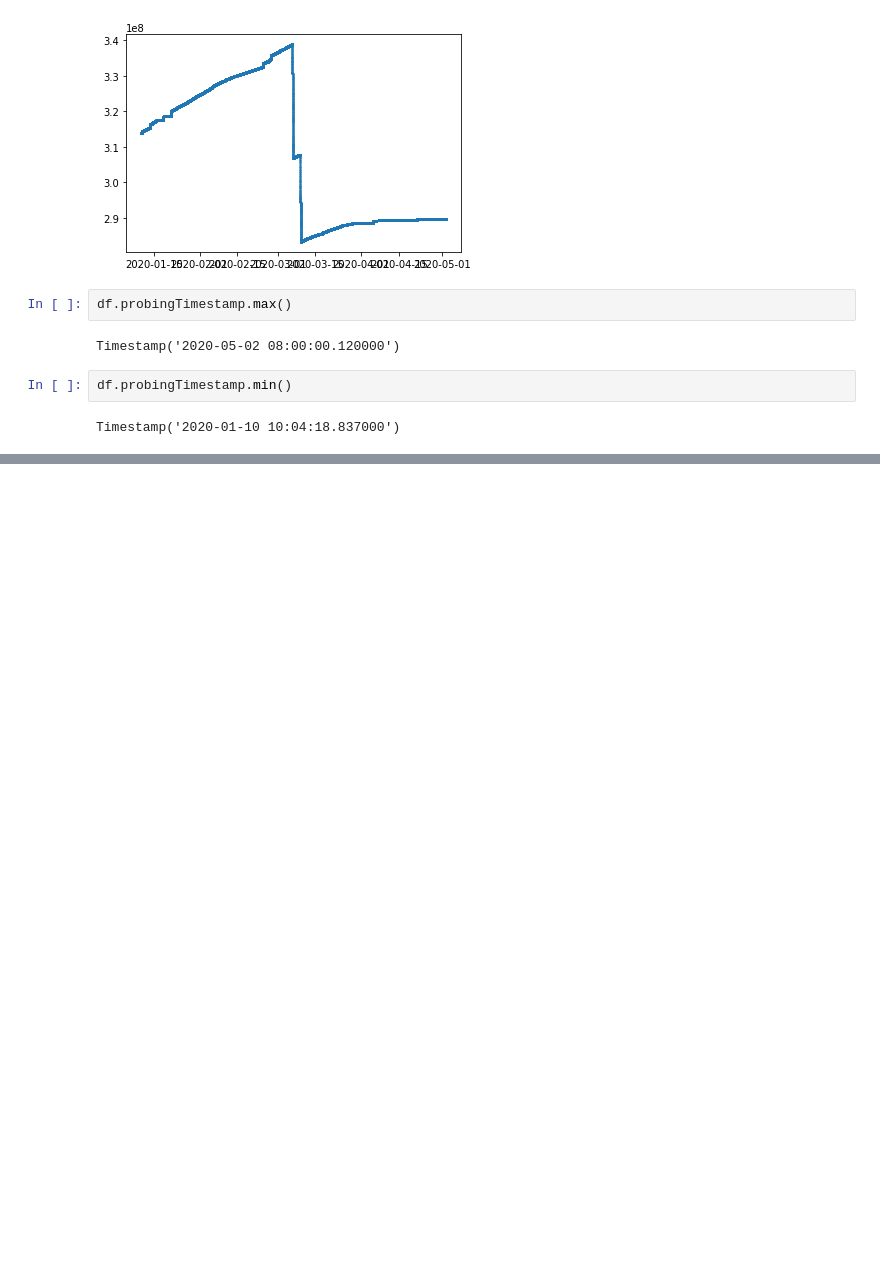
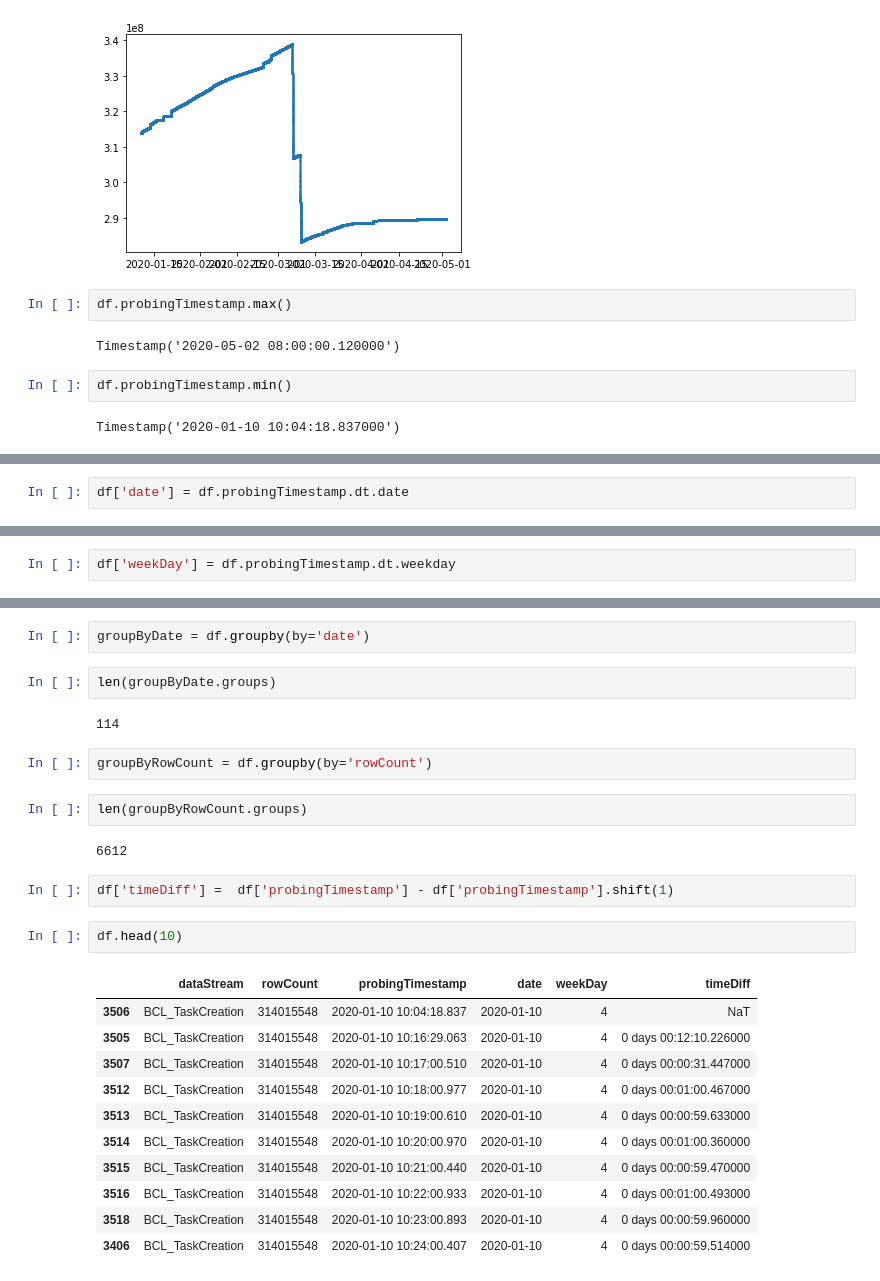
Before and after one commit to pawelpuszcz/timeseries-data-analysis, a Jupyter notebook: BPTask.ipynb, the cells around one changed output, grey strips where cells are left out. Cells and saved outputs as stored; diff of their text form; blank space fills up the shorter version.

```diff
--- a/BPTask.ipynb
+++ b/BPTask.ipynb
@@ -130,0 +175,2 @@ Timestamp('2020-01-10 10:04:18.837000')
+# %%
+df['date'] = df.probingTimestamp.dt.date
@@ -130,0 +201,2 @@ Timestamp('2020-01-10 10:04:18.837000')
+# %%
+df['weekDay'] = df.probingTimestamp.dt.weekday
@@ -130,0 +221,28 @@ Timestamp('2020-01-10 10:04:18.837000')
+# %%
+groupByDate = df.groupby(by='date')
+# %%
+len(groupByDate.groups)
+# %% [output]
+114
+# %%
+groupByRowCount = df.groupby(by='rowCount')
+# %%
+len(groupByRowCount.groups)
+# %% [output]
+6612
+# %%
+df['timeDiff'] =  df['probingTimestamp'] - df['probingTimestamp'].shift(1)
+# %%
+df.head(10)
+# %% [output]
+|  | dataStream | rowCount | probingTimestamp | date | weekDay | timeDiff |
+| 3506 | BCL_TaskCreation | 314015548 | 2020-01-10 10:04:18.837 | 2020-01-10 | 4 | NaT |
+| 3505 | BCL_TaskCreation | 314015548 | 2020-01-10 10:16:29.063 | 2020-01-10 | 4 | 0 days 00:12:10.226000 |
+| 3507 | BCL_TaskCreation | 314015548 | 2020-01-10 10:17:00.510 | 2020-01-10 | 4 | 0 days 00:00:31.447000 |
+| 3512 | BCL_TaskCreation | 314015548 | 2020-01-10 10:18:00.977 | 2020-01-10 | 4 | 0 days 00:01:00.467000 |
+| 3513 | BCL_TaskCreation | 314015548 | 2020-01-10 10:19:00.610 | 2020-01-10 | 4 | 0 days 00:00:59.633000 |
+| 3514 | BCL_TaskCreation | 314015548 | 2020-01-10 10:20:00.970 | 2020-01-10 | 4 | 0 days 00:01:00.360000 |
+| 3515 | BCL_TaskCreation | 314015548 | 2020-01-10 10:21:00.440 | 2020-01-10 | 4 | 0 days 00:00:59.470000 |
+| 3516 | BCL_TaskCreation | 314015548 | 2020-01-10 10:22:00.933 | 2020-01-10 | 4 | 0 days 00:01:00.493000 |
+| 3518 | BCL_TaskCreation | 314015548 | 2020-01-10 10:23:00.893 | 2020-01-10 | 4 | 0 days 00:00:59.960000 |
+| 3406 | BCL_TaskCreation | 314015548 | 2020-01-10 10:24:00.407 | 2020-01-10 | 4 | 0 days 00:00:59.514000 |
```
Also changed, not shown: parts of 10 cells of this notebook.
